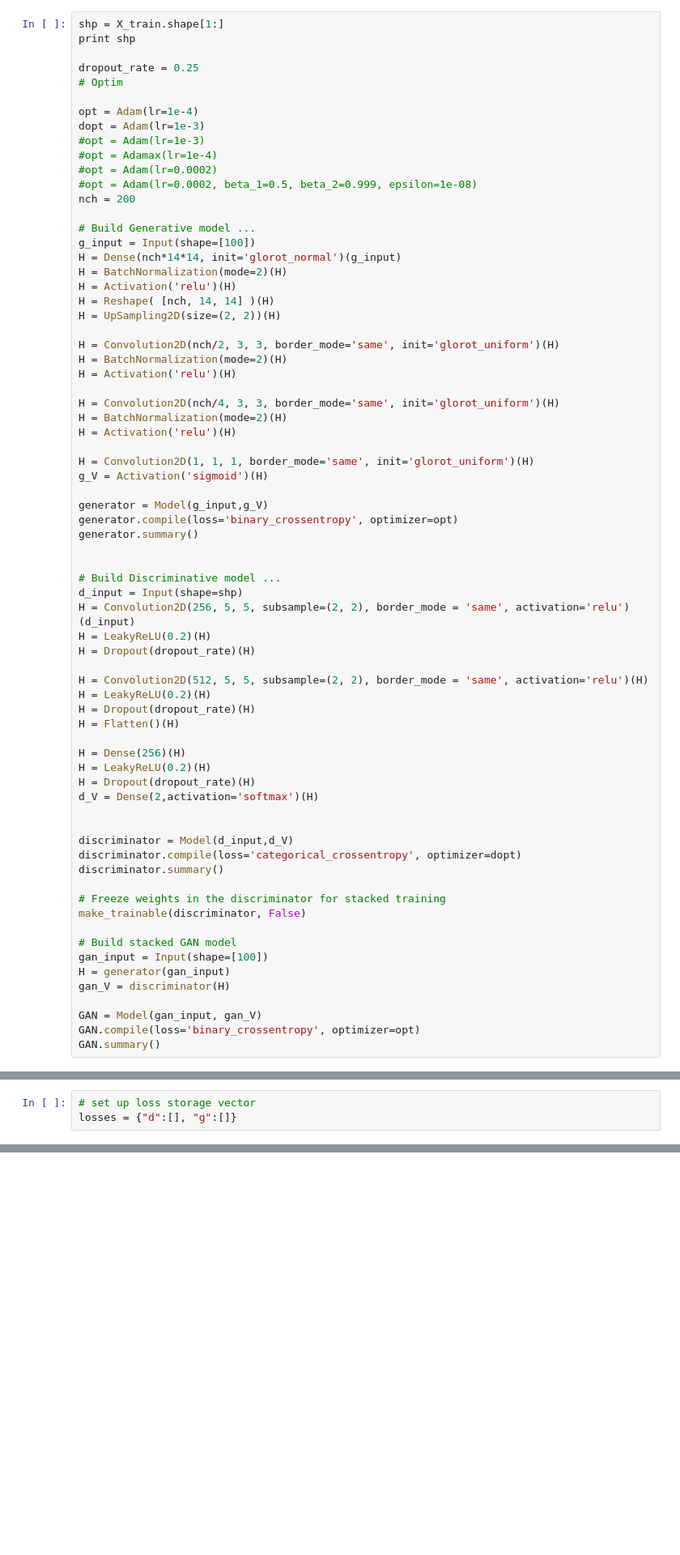
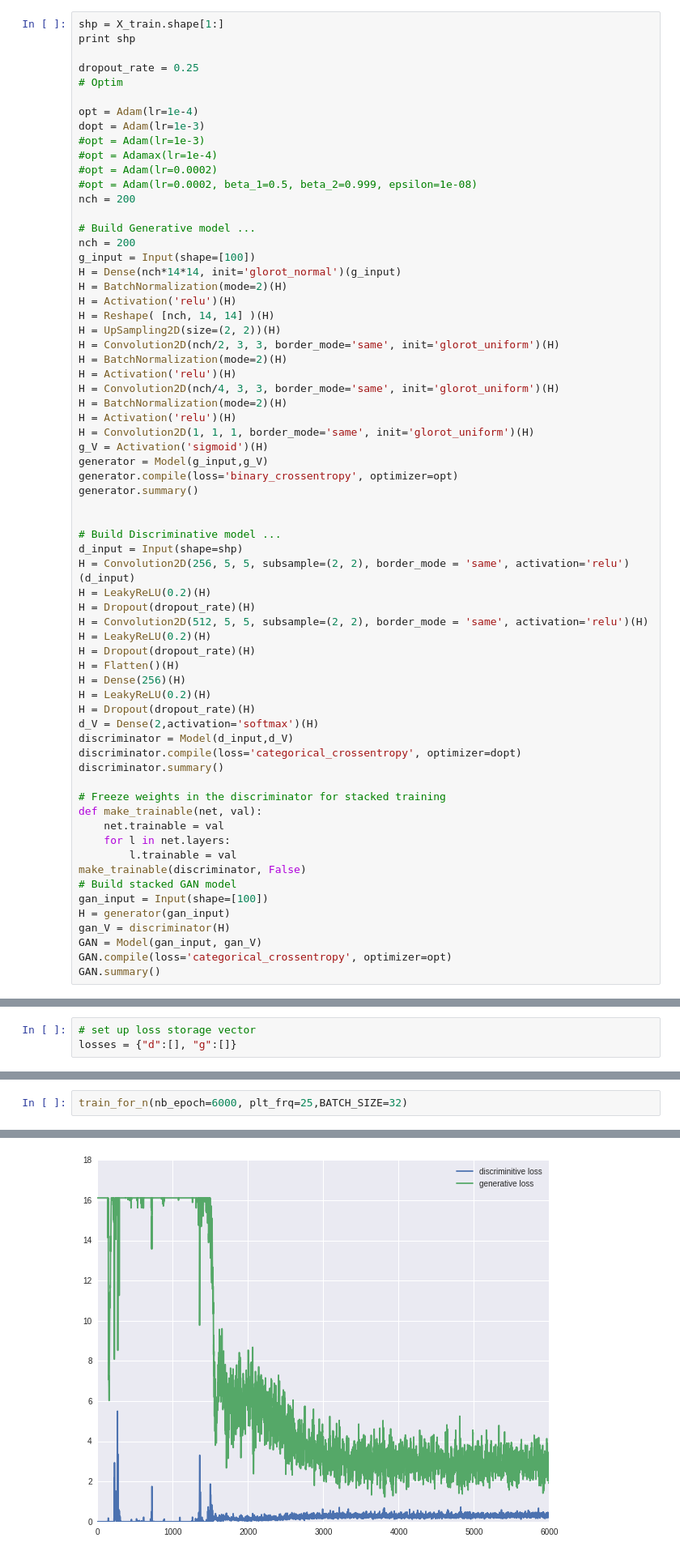
Before and after one commit to osh/KerasGAN, a Jupyter notebook: MNIST_CNN_GAN.ipynb, the cells around one changed output, grey strips where cells are left out. Shown at 81% size. Saved outputs shown, nothing was run; the diff lists cells and outputs as text; blank space fills up the shorter version.

```diff
--- a/MNIST_CNN_GAN.ipynb
+++ b/MNIST_CNN_GAN.ipynb
@@ -73,24 +76,21 @@ dopt = Adam(lr=1e-3)
 nch = 200
 
 # Build Generative model ...
+nch = 200
 g_input = Input(shape=[100])
 H = Dense(nch*14*14, init='glorot_normal')(g_input)
 H = BatchNormalization(mode=2)(H)
 H = Activation('relu')(H)
 H = Reshape( [nch, 14, 14] )(H)
 H = UpSampling2D(size=(2, 2))(H)
-
 H = Convolution2D(nch/2, 3, 3, border_mode='same', init='glorot_uniform')(H)
 H = BatchNormalization(mode=2)(H)
 H = Activation('relu')(H)
-
 H = Convolution2D(nch/4, 3, 3, border_mode='same', init='glorot_uniform')(H)
 H = BatchNormalization(mode=2)(H)
 H = Activation('relu')(H)
-
 H = Convolution2D(1, 1, 1, border_mode='same', init='glorot_uniform')(H)
 g_V = Activation('sigmoid')(H)
-
 generator = Model(g_input,g_V)
 generator.compile(loss='binary_crossentropy', optimizer=opt)
 generator.summary()
@@ -101,32 +101,30 @@ d_input = Input(shape=shp)
 H = Convolution2D(256, 5, 5, subsample=(2, 2), border_mode = 'same', activation='relu')(d_input)
 H = LeakyReLU(0.2)(H)
 H = Dropout(dropout_rate)(H)
-
 H = Convolution2D(512, 5, 5, subsample=(2, 2), border_mode = 'same', activation='relu')(H)
 H = LeakyReLU(0.2)(H)
 H = Dropout(dropout_rate)(H)
 H = Flatten()(H)
-
 H = Dense(256)(H)
 H = LeakyReLU(0.2)(H)
 H = Dropout(dropout_rate)(H)
 d_V = Dense(2,activation='softmax')(H)
-
-
 discriminator = Model(d_input,d_V)
 discriminator.compile(loss='categorical_crossentropy', optimizer=dopt)
 discriminator.summary()
 
 # Freeze weights in the discriminator for stacked training
+def make_trainable(net, val):
+    net.trainable = val
+    for l in net.layers:
+        l.trainable = val
 make_trainable(discriminator, False)
-
 # Build stacked GAN model
 gan_input = Input(shape=[100])
 H = generator(gan_input)
 gan_V = discriminator(H)
-
 GAN = Model(gan_input, gan_V)
-GAN.compile(loss='binary_crossentropy', optimizer=opt)
+GAN.compile(loss='categorical_crossentropy', optimizer=opt)
 GAN.summary()
 # %% [output]
 (1, 28, 28)
@@ -244,0 +235,3 @@ KeyboardInterrupt:
+# %%
+train_for_n(nb_epoch=6000, plt_frq=25,BATCH_SIZE=32)
+# %% [output]
@@ -244,0 +240 @@ KeyboardInterrupt:
+[figure, added]
```
Also changed, not shown: parts of 10 cells of this notebook.
